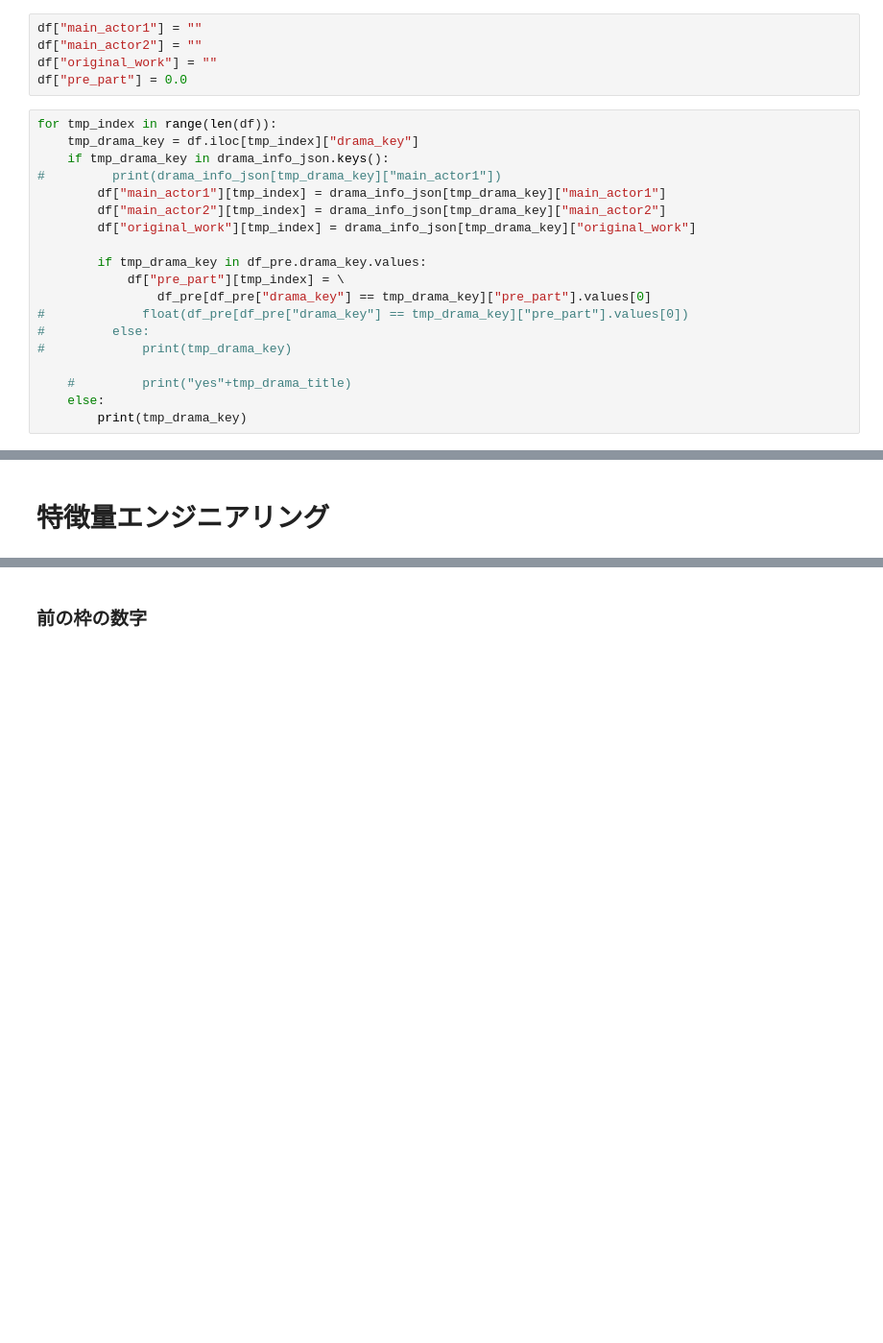
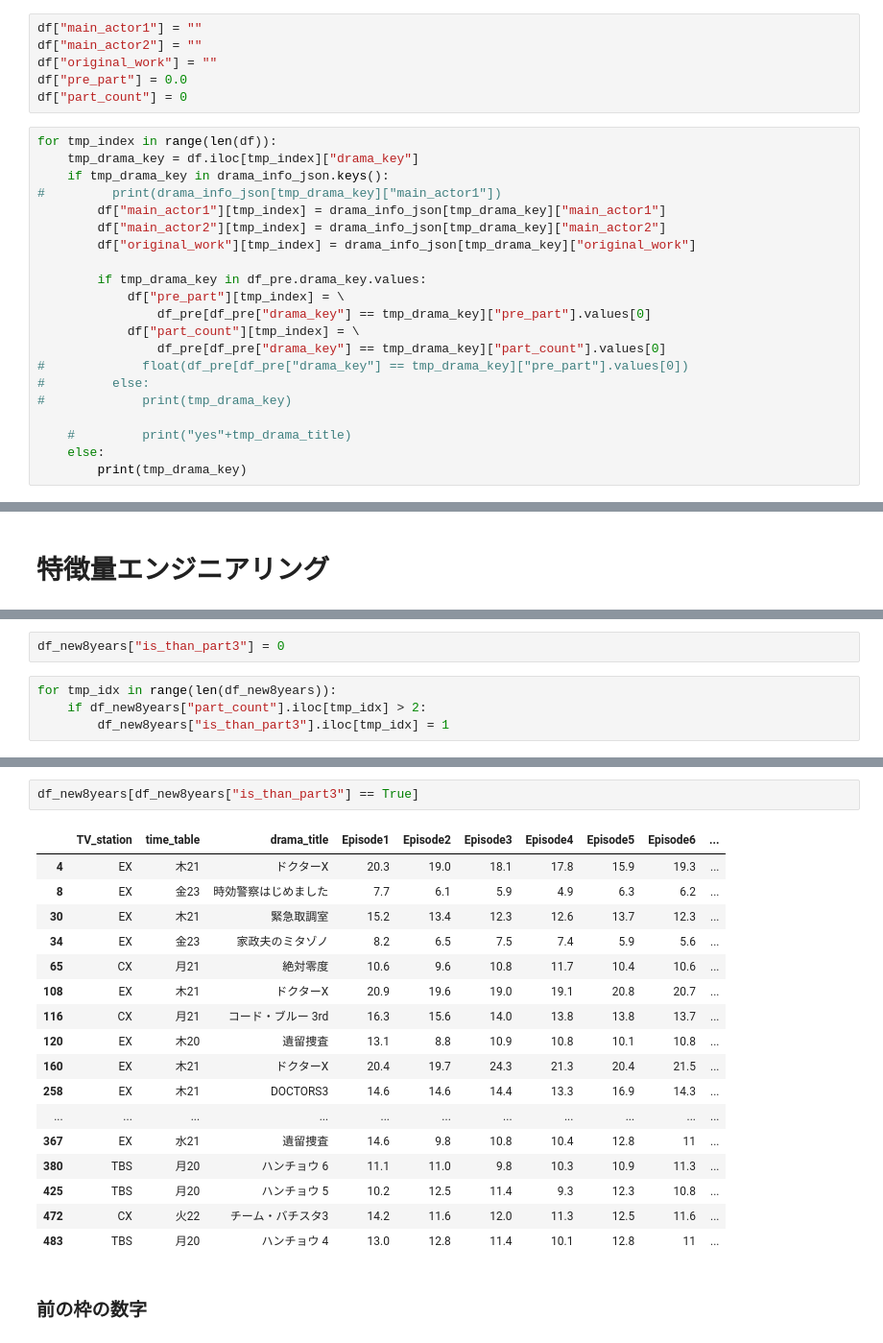
Before and after one commit to c-c-c-c/dm_integration, a Jupyter notebook: jupyter/myWrangling2.ipynb, the cells around one changed output, grey strips where cells are left out. Shown at 96% size. Cells and saved outputs as stored; diff of their text form; blank space fills up the shorter version.

```diff
--- a/jupyter/myWrangling2.ipynb
+++ b/jupyter/myWrangling2.ipynb
@@ -59,6 +59,7 @@ df["main_actor1"] = ""
 df["main_actor2"] = ""
 df["original_work"] = ""
 df["pre_part"] = 0.0
+df["part_count"] = 0
 # %%
 for tmp_index in range(len(df)):
     tmp_drama_key = df.iloc[tmp_index]["drama_key"]
@@ -71,6 +72,8 @@ for tmp_index in range(len(df)):
         if tmp_drama_key in df_pre.drama_key.values:
             df["pre_part"][tmp_index] = \
                 df_pre[df_pre["drama_key"] == tmp_drama_key]["pre_part"].values[0]
+            df["part_count"][tmp_index] = \
+                df_pre[df_pre["drama_key"] == tmp_drama_key]["part_count"].values[0]
 #             float(df_pre[df_pre["drama_key"] == tmp_drama_key]["pre_part"].values[0])
 #         else:
 #             print(tmp_drama_key)
@@ -290,0 +292,6 @@ rank_arr.extend(df_actress_namekey.actor_actress.values)
+# %%
+df_new8years["is_than_part3"] = 0
+# %%
+for tmp_idx in range(len(df_new8years)):
+    if df_new8years["part_count"].iloc[tmp_idx] > 2:
+        df_new8years["is_than_part3"].iloc[tmp_idx] = 1
@@ -291,3 +313,23 @@ rank_arr.extend(df_actress_namekey.actor_actress.values)
+# %%
+df_new8years[df_new8years["is_than_part3"] == True]
+# %% [output]
+|  | TV_station | time_table | drama_title | Episode1 | Episode2 | Episode3 | Episode4 | Episode5 | Episode6 | ... |
+| 4 | EX | 木21 | ドクターX | 20.3 | 19.0 | 18.1 | 17.8 | 15.9 | 19.3 | ... |
+| 8 | EX | 金23 | 時効警察はじめました | 7.7 | 6.1 | 5.9 | 4.9 | 6.3 | 6.2 | ... |
+| 30 | EX | 木21 | 緊急取調室 | 15.2 | 13.4 | 12.3 | 12.6 | 13.7 | 12.3 | ... |
+| 34 | EX | 金23 | 家政夫のミタゾノ | 8.2 | 6.5 | 7.5 | 7.4 | 5.9 | 5.6 | ... |
+| 65 | CX | 月21 | 絶対零度 | 10.6 | 9.6 | 10.8 | 11.7 | 10.4 | 10.6 | ... |
+| 108 | EX | 木21 | ドクターX | 20.9 | 19.6 | 19.0 | 19.1 | 20.8 | 20.7 | ... |
+| 116 | CX | 月21 | コード・ブルー 3rd | 16.3 | 15.6 | 14.0 | 13.8 | 13.8 | 13.7 | ... |
+| 120 | EX | 木20 | 遺留捜査 | 13.1 | 8.8 | 10.9 | 10.8 | 10.1 | 10.8 | ... |
+| 160 | EX | 木21 | ドクターX | 20.4 | 19.7 | 24.3 | 21.3 | 20.4 | 21.5 | ... |
+| 258 | EX | 木21 | DOCTORS3 | 14.6 | 14.6 | 14.4 | 13.3 | 16.9 | 14.3 | ... |
+| ... | ... | ... | ... | ... | ... | ... | ... | ... | ... | ... |
+| 367 | EX | 水21 | 遺留捜査 | 14.6 | 9.8 | 10.8 | 10.4 | 12.8 | 11 | ... |
+| 380 | TBS | 月20 | ハンチョウ 6 | 11.1 | 11.0 | 9.8 | 10.3 | 10.9 | 11.3 | ... |
+| 425 | TBS | 月20 | ハンチョウ 5 | 10.2 | 12.5 | 11.4 | 9.3 | 12.3 | 10.8 | ... |
+| 472 | CX | 火22 | チーム・バチスタ3 | 14.2 | 11.6 | 12.0 | 11.3 | 12.5 | 11.6 | ... |
+| 483 | TBS | 月20 | ハンチョウ 4 | 13.0 | 12.8 | 11.4 | 10.1 | 12.8 | 11 | ... |
 # %% [markdown]
 ### 前の枠の数字
 # %%
```
Also changed, not shown: parts of 56 cells of this notebook, 1 other file.
